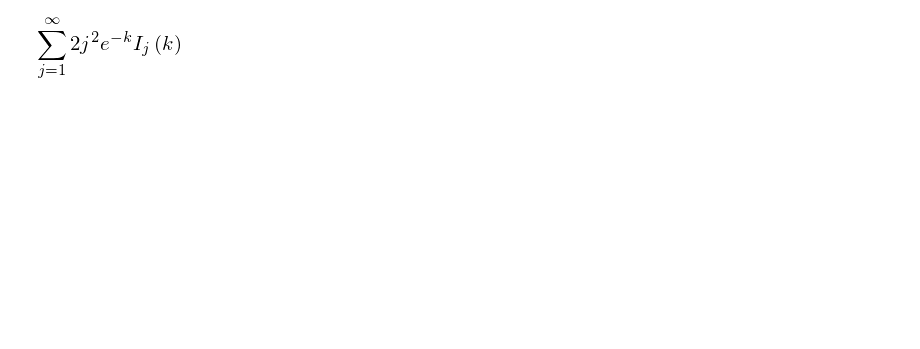
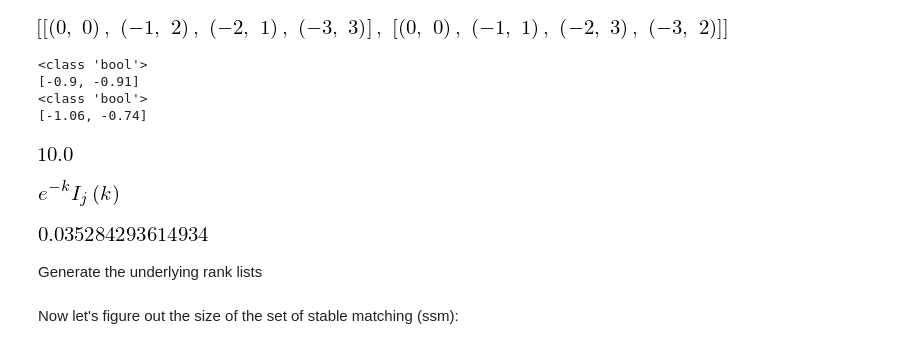
Before and after one commit to tgardnerh/MarketDesign, a Jupyter notebook: ShortRanklistPpr/Algebra magic.ipynb, the cells around one changed output. Cells and saved outputs as stored; diff of their text form; code cells hidden in the pictures; blank space fills up the shorter version.

```diff
--- a/ShortRanklistPpr/Algebra magic.ipynb
+++ b/ShortRanklistPpr/Algebra magic.ipynb
@@ -10,6 +40,33 @@ i, j, k = symbols('i, j, k ')
+# %%
+da.generate_preferences_ordinal(4,1,4)[0:2]
+# %% [output]
+[figure, added]
+# %%
+m_pref = da.generate_preferences_ordinal(100,100,100)
+w_pref = da.generate_preferences_ordinal(100,100,100)
+print(da.GSDA(m_pref, w_pref, 1, special_return = True))
+print(da.GSDA(w_pref, m_pref, 1, special_return = True))
+# %% [output]
+<class 'bool'>
+[-0.9, -0.91]
+<class 'bool'>
+[-1.06, -0.74]
 # %%
-probJ = Sum(exp(-k)*k**(2*i+j)/(factorial(i)*factorial(i+j)*2**(2*i+j)), (i, 0, oo)).doit()
+k, i, j = sym.symbols('k i j')
+probJ = sym.Sum(sym.exp(-k)*k**(2*i+j)/(sym.factorial(i)*sym.factorial(i+j)*2**(2*i+j)), (i, 0, sym.oo)).doit()
 # %%
-Sum(2*j**2*probJ, (j, 1, oo)).subs(k, 10).evalf()
+sym.Sum(2*j**2*probJ, (j, 1, sym.oo)).subs(k, 10).evalf()
 # %% [output]
-[figure, old version]
+[figure, new version]
+# %%
+probJ
+# %% [output]
+[figure, added]
+# %%
+probJ.subs(k,10).subs(j,5).evalf()
+# %% [output]
+[figure, added]
+# %% [markdown]
+Generate the underlying rank lists
+# %% [markdown]
+Now let's figure out the size of the set of stable matching (ssm):
```
Also changed, not shown: parts of 12 cells of this notebook, 1 other file.
